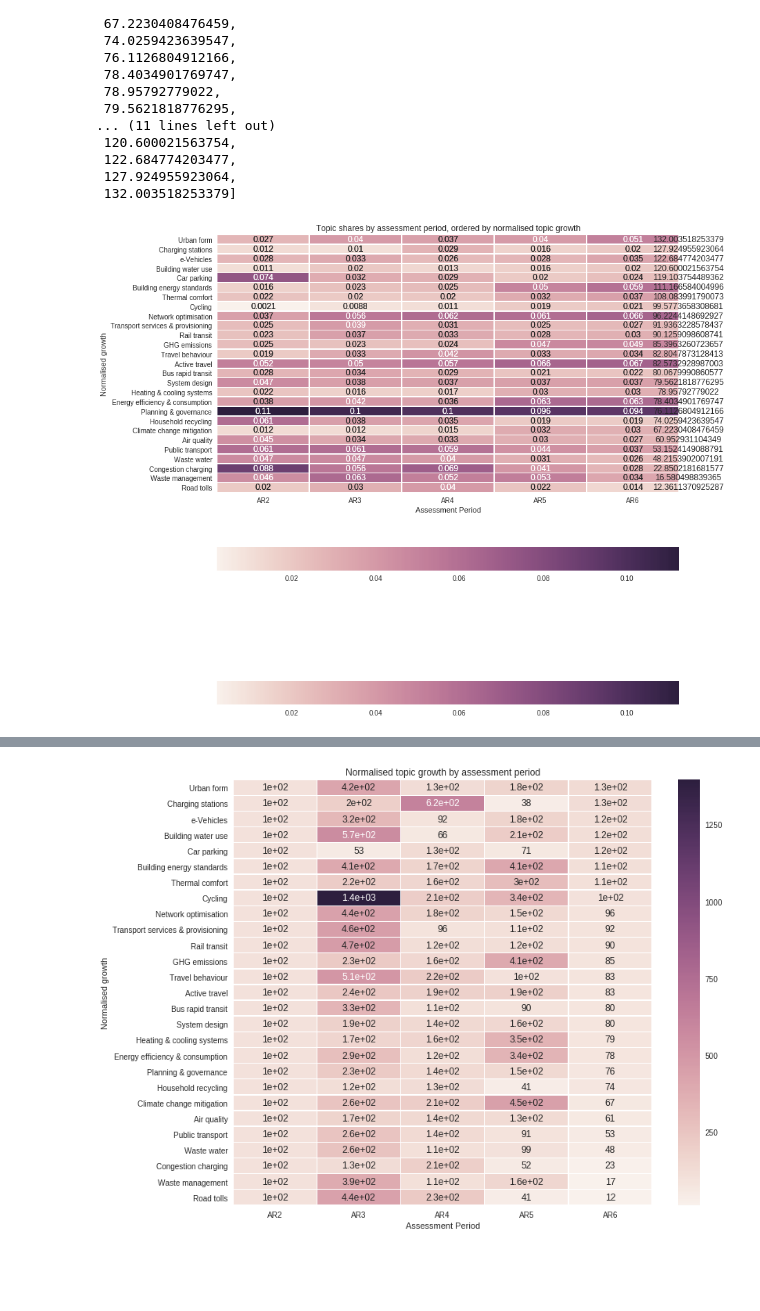
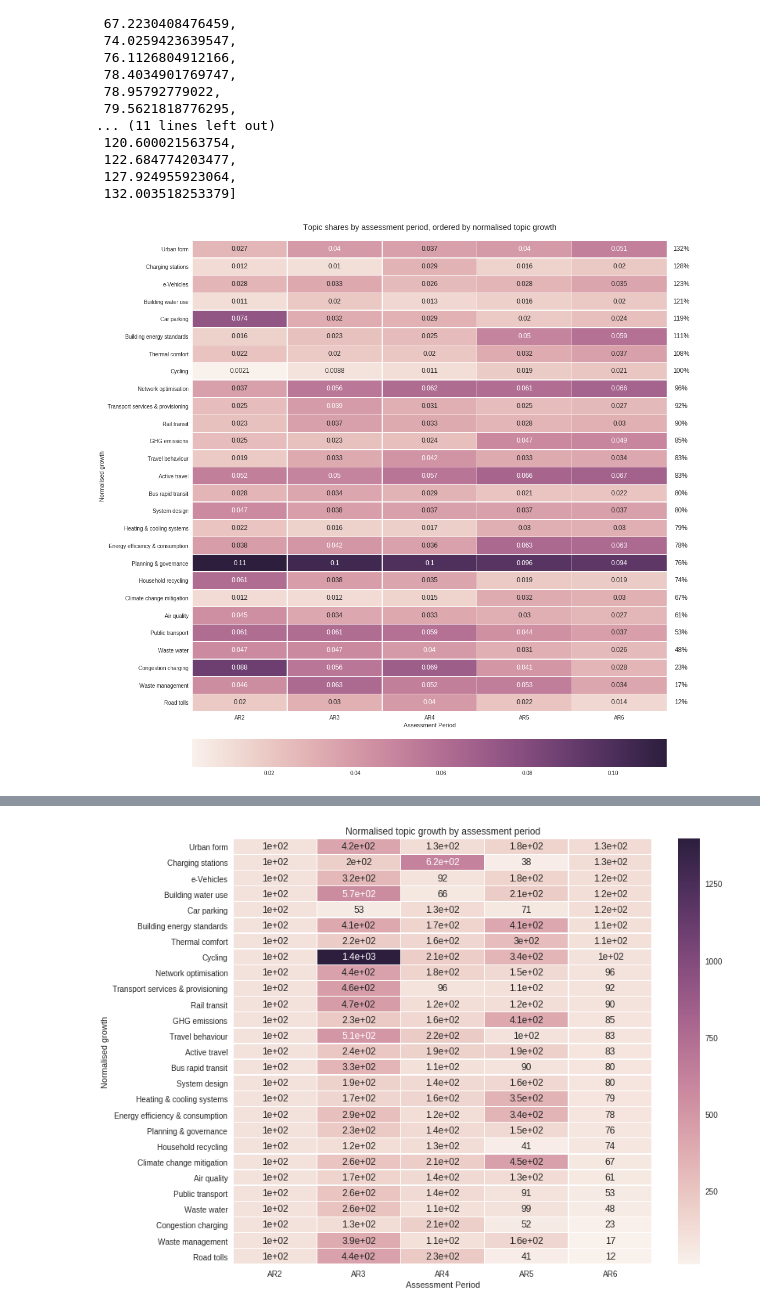
Before and after one commit to mcc-apsis/cities-1-5, a Jupyter notebook: code/topics_AP.ipynb, the cells around one changed output, grey strips where cells are left out. Cells and saved outputs as stored; diff of their text form; code cells hidden in the pictures; blank space fills up the shorter version.

```diff
--- a/code/topics_AP.ipynb
+++ b/code/topics_AP.ipynb
@@ -154,28 +154,38 @@ a6growth
 # %%
 plt.rcParams["figure.figsize"] = [12,14]
 
+fig = plt.figure()
+
+
+###
+ax1 = fig.add_axes([0.0,0.1,1 ,0.85])
+ax2 = fig.add_axes([0.0,0 ,1 ,0.05 ])
+
+
 sns.heatmap(
     ppdf[['AR2', 'AR3', 'AR4', 'AR5', 'AR6']], annot=True, linewidths=.5,
-    cbar_kws={'orientation': 'horizontal'}
+    cbar_kws={'orientation': 'horizontal'},
+    ax=ax1,
+    cbar_ax=ax2
 )
 
-plt.xlabel('Assessment Period')
-plt.ylabel('Normalised growth')
+ax1.set_xlabel('Assessment Period')
+ax1.set_ylabel('Normalised growth')
 
 i = 0
 for g in a6growth:
-    g = "{}round(g)
-    plt.text(5.1,i+0.5,g,ha="center",va="center")
+    g = "{}%".format(round(g))
+    ax1.text(5.15,i+0.5,g,ha="center",va="center")
     i+=1
 
-plt.title('Topic shares by assessment period, ordered by normalised topic growth')
+fig.suptitle('Topic shares by assessment period, ordered by normalised topic growth')
 
-#plt.savefig('../plots/topic_ap_normalised_growth_shares.png',bbox_inches='tight')
+plt.savefig('../plots/topic_ap_normalised_growth_shares.png',bbox_inches='tight')
 
 
 plt.show()
 # %% [output]
-[figure, old version]
+[figure, new version]
 # %%
 
 import seaborn as sns
```
Also changed, not shown: parts of 1 cell of this notebook, 2 other files.
